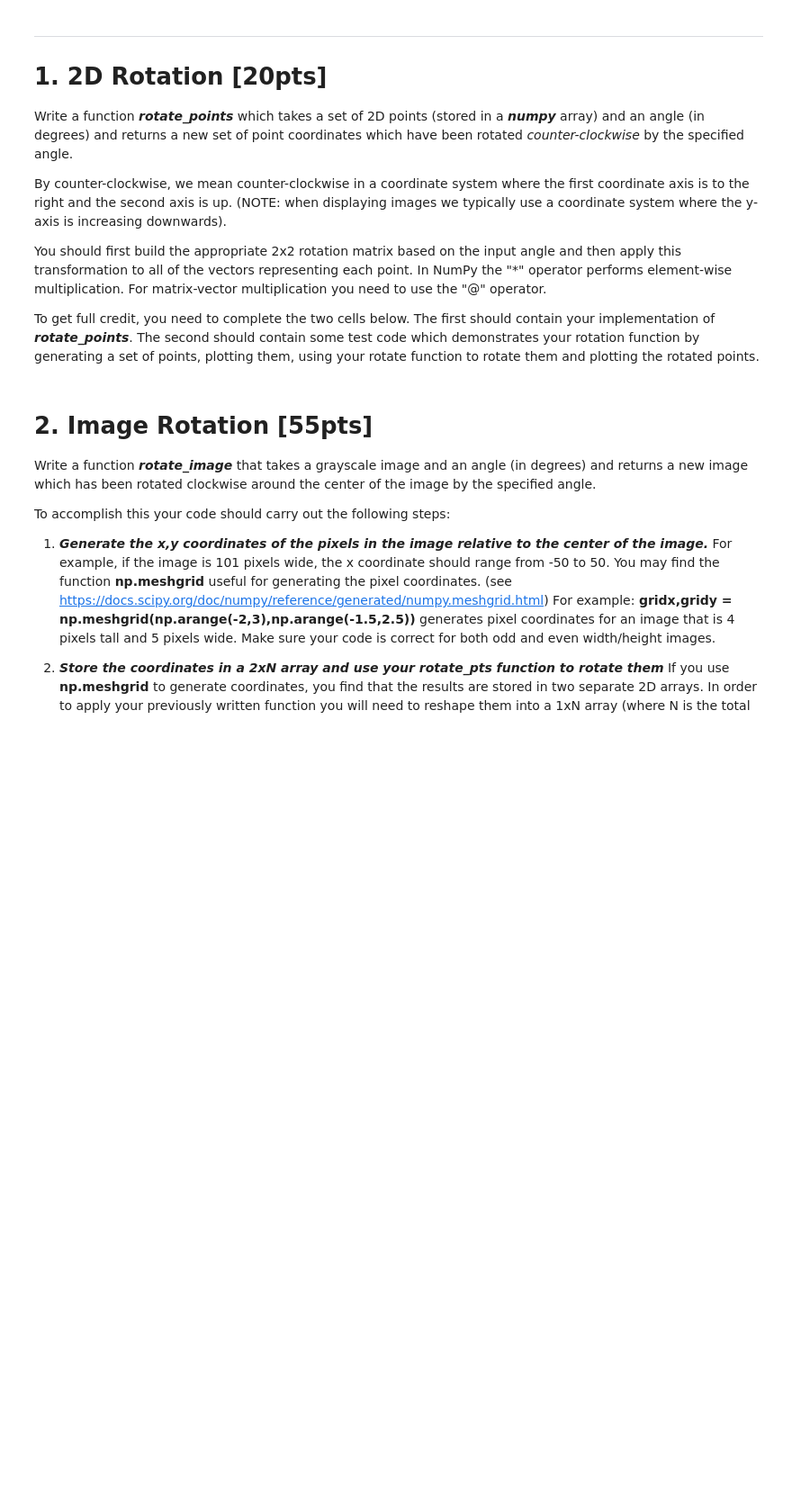
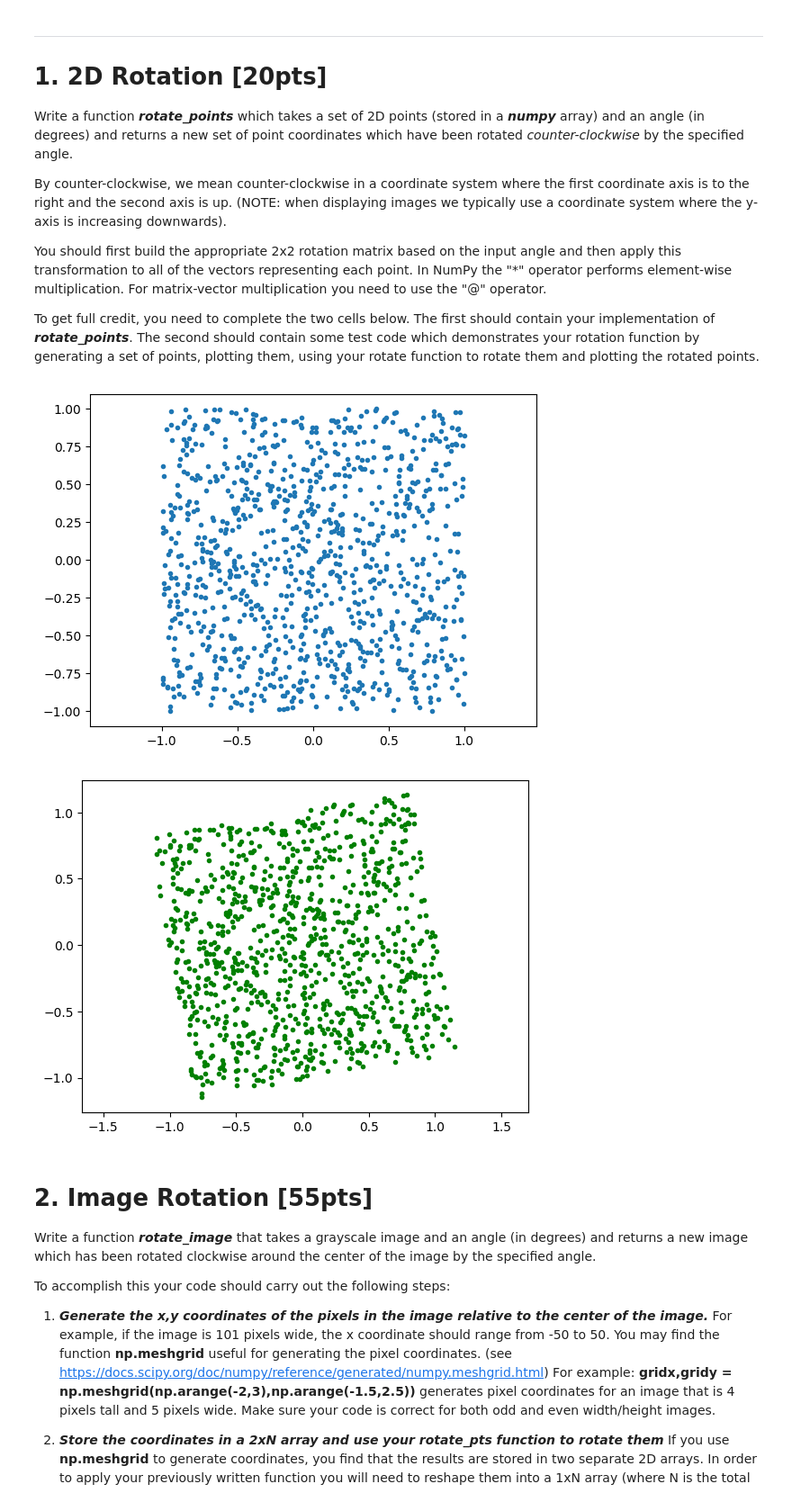
Before and after one commit to kaifanyu/Computer-Vision, a Jupyter notebook: HW1/assignment1_release.ipynb, the cells around one changed output. Shown at 90% size. Cells and saved outputs as stored; diff of their text form; code cells hidden in the pictures; blank space fills up the shorter version.

```diff
--- a/HW1/assignment1_release.ipynb
+++ b/HW1/assignment1_release.ipynb
@@ -74,6 +74,9 @@ should contain some test code which demonstrates your rotation function
 by generating a set of points, plotting them, using your rotate function
 to rotate them and plotting the rotated points.
 # %%
+import math
+
+
 def rotate_points(points,angle):
     """
     Rotate the input grayscale image by a specified number of degrees
@@ -95,7 +98,12 @@ def rotate_points(points,angle):
     """
 
     #your code goes here
-    ...
+    con_rad = math.pi / 180
+    rad = con_rad * angle
+
+    rotation_matrix = np.array([[np.cos(rad), -np.sin(rad)],[np.sin(rad), np.cos(rad)]])
+
+    points_rotated = np.dot(rotation_matrix, points)
 
 
     #check that the dimensions are correct/match up
@@ -107,27 +115,33 @@ def rotate_points(points,angle):
 # %%
 #
 # Your test code goes here
 #
 
 # generate 1000 points and random in the square [-1,1]x[-1,1]
 # using np.random.uniform
-points = np.random.uniform(...)
+points = np.random.uniform(low=-1, high=1, size=(2, 1000))
 
 # plot the points
 plt.figure()
 plt.plot(points[0,:],points[1,:],'.')
 
 # make sure that the plot has equal scaling on the x and y axis
 # so that the square appears square
 plt.axis('equal')
+plt.show()
+
 
 # rotate the points by 10 degrees
 points_rotated = rotate_points(points,10)
 
 # plot the rotated points
-...
+plt.plot(points_rotated[0,:], points_rotated[1,:],'.', color='green')
+plt.axis('equal')
 
 plt.show()
+# %% [output]
+[figure, added]
+[figure, added]
 # %% [markdown]
 # 2. Image Rotation [55pts]
 
```
Also changed, not shown: parts of 2 cells of this notebook.
